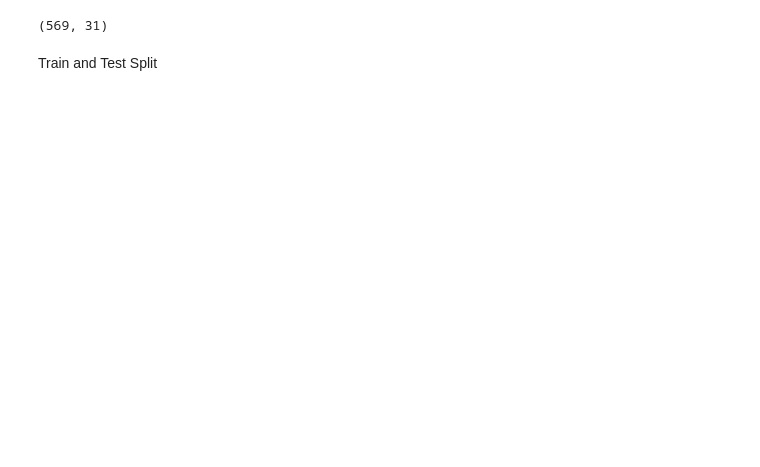
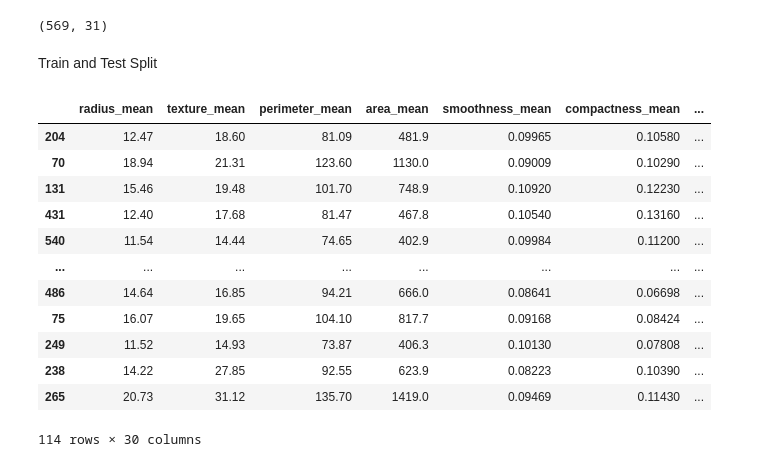
Before and after one commit to Prabhakar-12/BreastCancerPrediction, a Jupyter notebook: practice.ipynb, the cells around one changed output. Drawn from its saved outputs; the diff is of its cells as text; code cells hidden in the pictures; blank space fills up the shorter version.

```diff
--- a/practice.ipynb
+++ b/practice.ipynb
@@ -28,3 +54,20 @@ Data.shape
 (569, 31)
 # %% [markdown]
 Train and Test Split
+# %%
+X_Train,X_Test,y_Train,y_Test=train_test_split(Data.iloc[:,1:],Data.iloc[:,0],test_size=0.2,random_state=42)
+X_Test
+# %% [output]
+|  | radius_mean | texture_mean | perimeter_mean | area_mean | smoothness_mean | compactness_mean | ... |
+| 204 | 12.47 | 18.60 | 81.09 | 481.9 | 0.09965 | 0.10580 | ... |
+| 70 | 18.94 | 21.31 | 123.60 | 1130.0 | 0.09009 | 0.10290 | ... |
+| 131 | 15.46 | 19.48 | 101.70 | 748.9 | 0.10920 | 0.12230 | ... |
+| 431 | 12.40 | 17.68 | 81.47 | 467.8 | 0.10540 | 0.13160 | ... |
+| 540 | 11.54 | 14.44 | 74.65 | 402.9 | 0.09984 | 0.11200 | ... |
+| ... | ... | ... | ... | ... | ... | ... | ... |
+| 486 | 14.64 | 16.85 | 94.21 | 666.0 | 0.08641 | 0.06698 | ... |
+| 75 | 16.07 | 19.65 | 104.10 | 817.7 | 0.09168 | 0.08424 | ... |
+| 249 | 11.52 | 14.93 | 73.87 | 406.3 | 0.10130 | 0.07808 | ... |
+| 238 | 14.22 | 27.85 | 92.55 | 623.9 | 0.08223 | 0.10390 | ... |
+| 265 | 20.73 | 31.12 | 135.70 | 1419.0 | 0.09469 | 0.11430 | ... |
+114 rows × 30 columns
```
Also changed, not shown: parts of 17 cells of this notebook, 1 other file.
